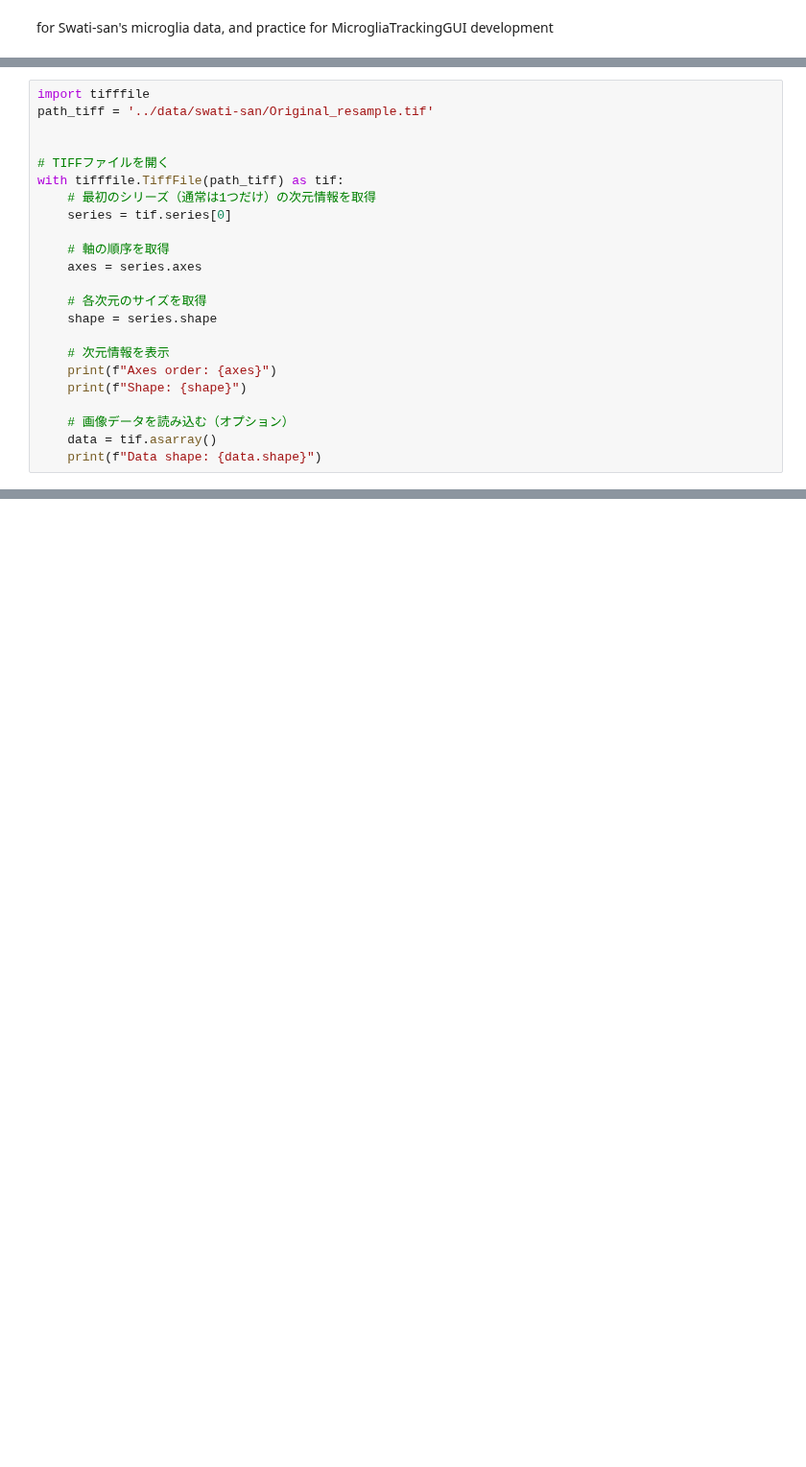
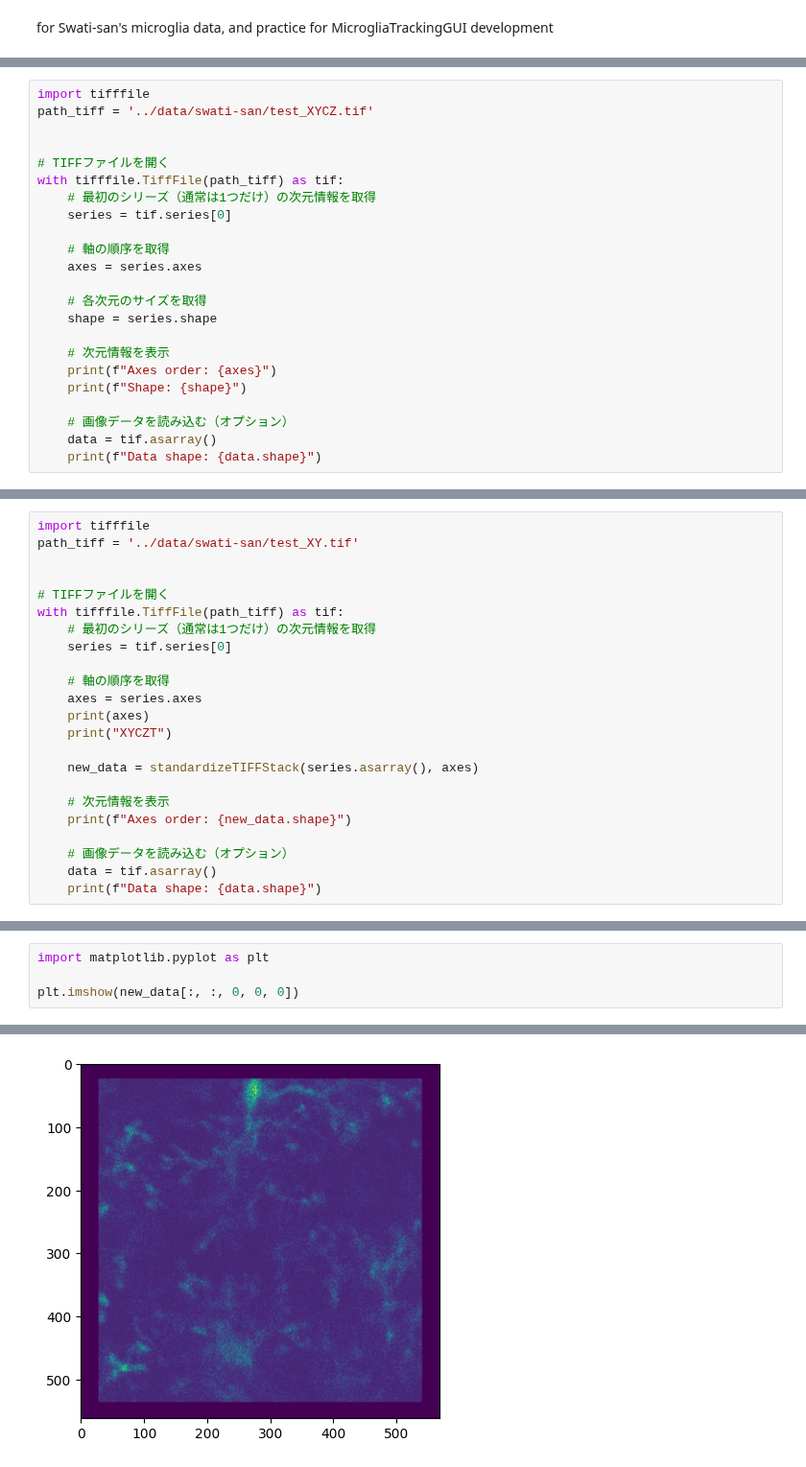
Before and after one commit to dhino2000/optic, a Jupyter notebook: notebook/ImageConvertDFF0GUI.ipynb, the cells around one changed output, grey strips where cells are left out. Shown at 96% size. Cells and saved outputs as stored; diff of their text form; blank space fills up the shorter version.

```diff
--- a/notebook/ImageConvertDFF0GUI.ipynb
+++ b/notebook/ImageConvertDFF0GUI.ipynb
@@ -165,7 +193,7 @@ if __name__ == "__main__":
 SystemExit: 0
 # %%
 import tifffile
-path_tiff = '../data/swati-san/Original_resample.tif'
+path_tiff = '../data/swati-san/test_XYCZ.tif'
 
 
 # TIFFファイルを開く
@@ -195,0 +241,23 @@ Data shape: (5, 67, 2, 568, 562)
+# %%
+import tifffile
+path_tiff = '../data/swati-san/test_XY.tif'
+
+
+# TIFFファイルを開く
+with tifffile.TiffFile(path_tiff) as tif:
+    # 最初のシリーズ（通常は1つだけ）の次元情報を取得
+    series = tif.series[0]
+
+    # 軸の順序を取得
+    axes = series.axes
+    print(axes)
+    print("XYCZT")
+
+    new_data = standardizeTIFFStack(series.asarray(), axes)
+
+    # 次元情報を表示
+    print(f"Axes order: {new_data.shape}")
+
+    # 画像データを読み込む（オプション）
+    data = tif.asarray()
+    print(f"Data shape: {data.shape}")
@@ -195,0 +269,5 @@ Data shape: (5, 67, 2, 568, 562)
+# %%
+import matplotlib.pyplot as plt
+
+plt.imshow(new_data[:, :, 0, 0, 0])
+# %% [output]
@@ -195,0 +275 @@ Data shape: (5, 67, 2, 568, 562)
+[figure, added]
```
Also changed, not shown: parts of 6 cells of this notebook, 1 other file.
